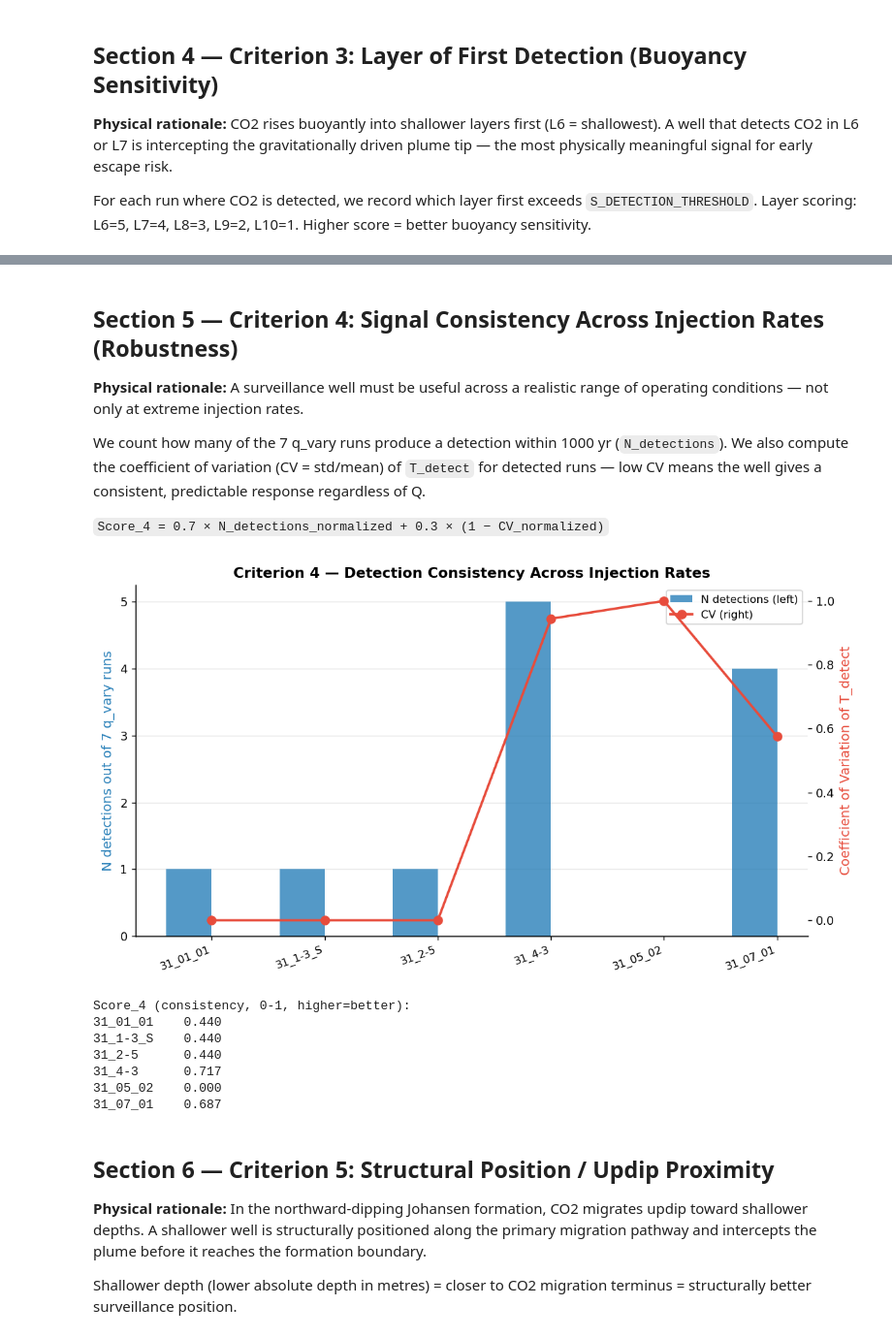
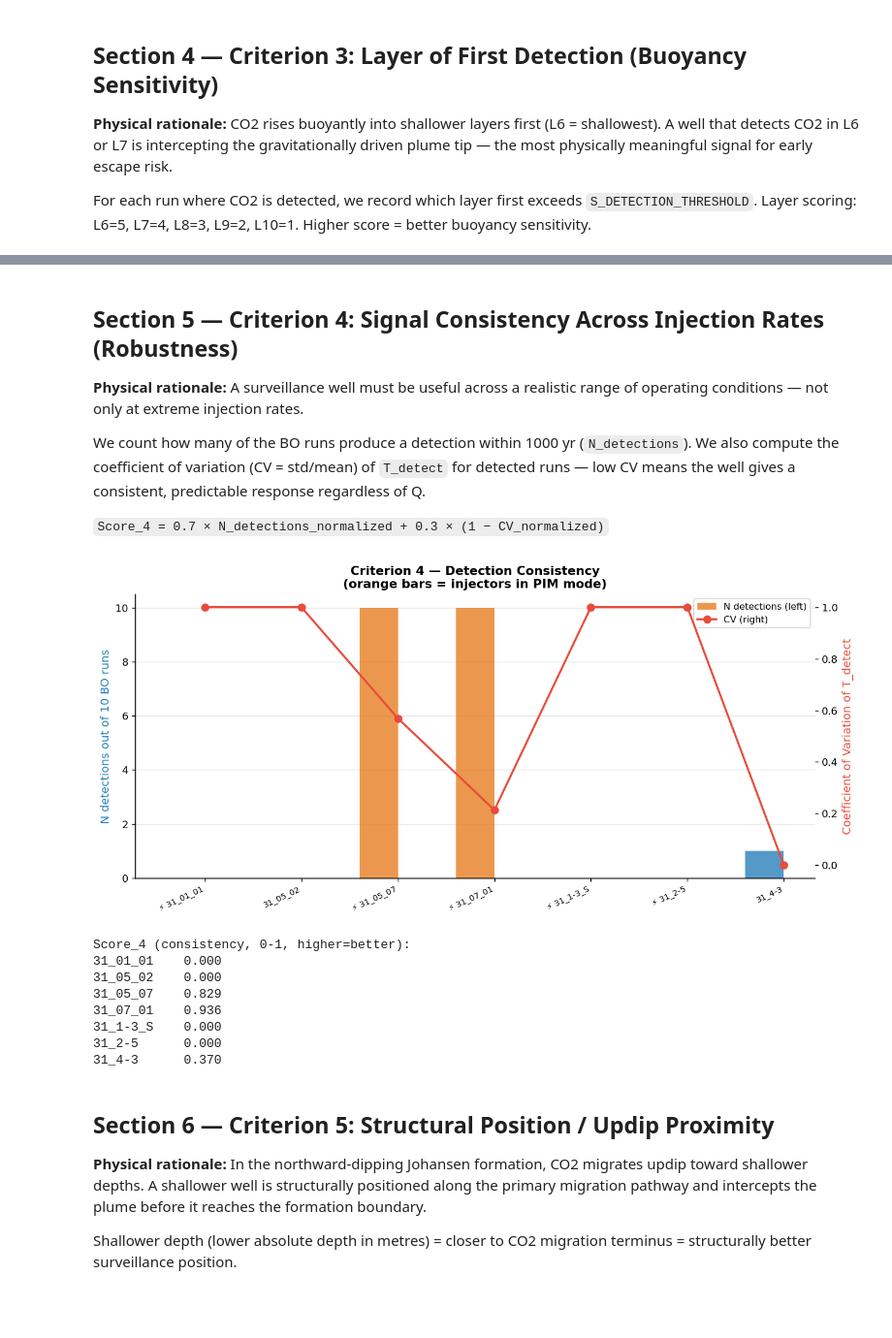
Before and after one commit to parthpranav2/johansen_co2_simulation_MRST, a Jupyter notebook: core/examples/data/Johansen/python/johansen_surveillance_well_selection.ipynb, the cells around one changed output, grey strips where cells are left out. Shown at 97% size. Drawn from its saved outputs; the diff is of its cells as text; code cells hidden in the pictures; blank space fills up the shorter version.

```diff
--- a/core/examples/data/Johansen/python/johansen_surveillance_well_selection.ipynb
+++ b/core/examples/data/Johansen/python/johansen_surveillance_well_selection.ipynb
@@ -107,13 +188,11 @@ Loaded 7 q_vary runs, 4 t_vary runs
 # %%
 # Summary table
 rows = []
-for tag, runs in [('q_vary', q_runs), ('t_vary', t_runs)]:
-    for r in runs:
-        m = r['meta']
-        rows.append({'Dataset': tag, 'Timestamp': m['timestamp'],
-                     'Q (Mt/yr)': m['Q_Mt_yr'], 'T_inj (yr)': m['T_inj_yr'],
-                     'Total CO2 (Mt)': m['total_injected_Mt'], 'Peak BHP (bar)': m['peak_BHP_bar'],
-                     'Wells loaded': len(r['wells'])})
-df_summary = pd.DataFrame(rows).sort_values(['Dataset','Q (Mt/yr)','T_inj (yr)']).reset_index(drop=True)
+for r in ALL_RUNS:
+    m = r['meta']
+    rows.append({'Timestamp': m['timestamp'],
+                 'Total CO2 (Mt)': m['total_injected_Mt'], 'Peak BHP (bar)': m['peak_BHP_bar'],
+                 'Wells loaded': len(r['wells'])})
+df_summary = pd.DataFrame(rows).sort_values('Timestamp').reset_index(drop=True)
 display(df_summary)
 # %% [output]
@@ -384,59 +517,65 @@ Score_3 (buoyancy layer, 0-1, higher=better):
 **Physical rationale:** A surveillance well must be useful across a realistic range of
 operating conditions — not only at extreme injection rates.
 
-We count how many of the 7 q_vary runs produce a detection within 1000 yr (`N_detections`).
+We count how many of the BO runs produce a detection within 1000 yr (`N_detections`).
 We also compute the coefficient of variation (CV = std/mean) of `T_detect` for detected runs —
 low CV means the well gives a consistent, predictable response regardless of Q.
 
 `Score_4 = 0.7 × N_detections_normalized + 0.3 × (1 − CV_normalized)`
 # %%
-n_detect = {}
+n_detect  = {}
 cv_detect = {}
 for w in CANDIDATES:
-    t_vals = [find_T_detect(r['wells'].get(w)) for r in q_runs]
+    t_vals = []
+    for r in ALL_RUNS:
+        post_inj = get_post_inj_yr(r, w)
+        t_vals.append(find_T_detect(r['wells'].get(w), post_inj_yr=post_inj))
     detected = [v for v in t_vals if v < 1000]
     n_detect[w] = len(detected)
     if len(detected) > 1:
         cv_detect[w] = float(np.std(detected) / (np.mean(detected) + 1e-9))
     elif len(detected) == 1:
         cv_detect[w] = 0.0
     else:
         cv_detect[w] = 1.0  # worst: no detection
 
 n_s = pd.Series(n_detect, dtype=float)
 cv_s = pd.Series(cv_detect, dtype=float)
 n_norm  = (n_s  - n_s.min())  / (n_s.max()  - n_s.min()  + 1e-9)
 cv_norm = (cv_s - cv_s.min()) / (cv_s.max() - cv_s.min() + 1e-9)
 score4 = 0.7 * n_norm + 0.3 * (1 - cv_norm)
 score4 = score4.rename('Score_4_consistency')
 
 # Dual-axis bar + line
 x = np.arange(len(CANDIDATES))
-fig, ax1 = plt.subplots(figsize=(9, 5))
+fig, ax1 = plt.subplots(figsize=(max(10, len(CANDIDATES)*1.5), 5))
 ax2 = ax1.twinx()
+bar_colors = ['#E67E22' if is_injector(w) else '#2980B9' for w in CANDIDATES]
 ax1.bar(x - 0.2, [n_detect[w] for w in CANDIDATES], width=0.4,
-        color='#2980B9', alpha=0.8, label='N detections (left)', zorder=2)
+        color=bar_colors, alpha=0.8, label='N detections (left)', zorder=2)
 ax2.plot(x, [cv_detect[w] for w in CANDIDATES], 'o-', color='#E74C3C',
          linewidth=2, markersize=7, label='CV (right)')
-ax1.set_xticks(x); ax1.set_xticklabels(CANDIDATES, fontsize=9, rotation=20, ha='right')
-ax1.set_ylabel('N detections out of 7 q_vary runs', fontsize=11, color='#2980B9')
+lbl = [('⚡ ' if is_injector(w) else '') + w for w in CANDIDATES]
+ax1.set_xticks(x); ax1.set_xticklabels(lbl, fontsize=8, rotation=25, ha='right')
+ax1.set_ylabel(f'N detections out of {len(ALL_RUNS)} BO runs', fontsize=11, color='#2980B9')
 ax2.set_ylabel('Coefficient of Variation of T_detect', fontsize=11, color='#E74C3C')
-ax1.set_title('Criterion 4 — Detection Consistency Across Injection Rates', fontsize=12, fontweight='bold')
+ax1.set_title('Criterion 4 — Detection Consistency\n(orange bars = injectors in PIM mode)', fontsize=12, fontweight='bold')
 lines1, lab1 = ax1.get_legend_handles_labels()
 lines2, lab2 = ax2.get_legend_handles_labels()
 ax1.legend(lines1+lines2, lab1+lab2, fontsize=9, loc='upper right')
 ax1.grid(True, alpha=0.3, axis='y', zorder=1)
 plt.tight_layout(); plt.show()
 print(f'Score_4 (consistency, 0-1, higher=better):\n{score4.round(3).to_string()}')
 # %% [output]
-[figure, old version]
+[figure, new version]
 Score_4 (consistency, 0-1, higher=better):
-31_01_01    0.440
-31_1-3_S    0.440
-31_2-5      0.440
-31_4-3      0.717
+31_01_01    0.000
 31_05_02    0.000
-31_07_01    0.687
+31_05_07    0.829
+31_07_01    0.936
+31_1-3_S    0.000
+31_2-5      0.000
+31_4-3      0.370
 # %% [markdown]
 ## Section 6 — Criterion 5: Structural Position / Updip Proximity
 
```
Also changed, not shown: parts of 20 cells of this notebook.
